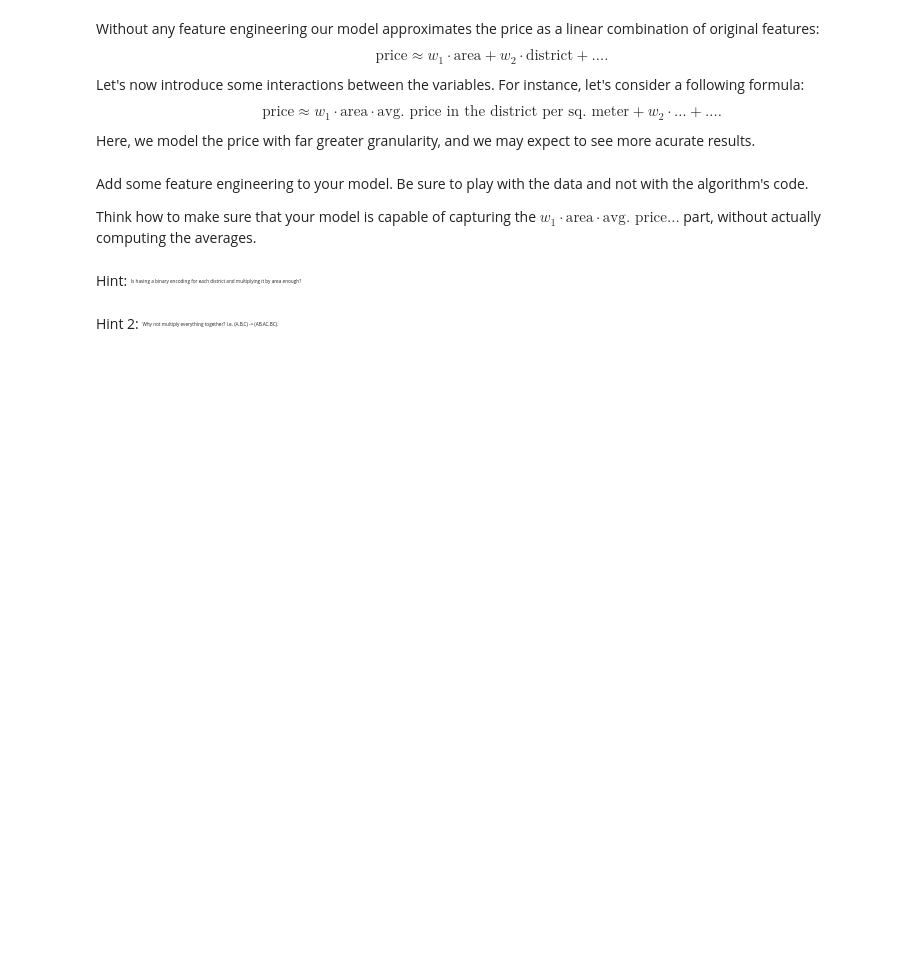
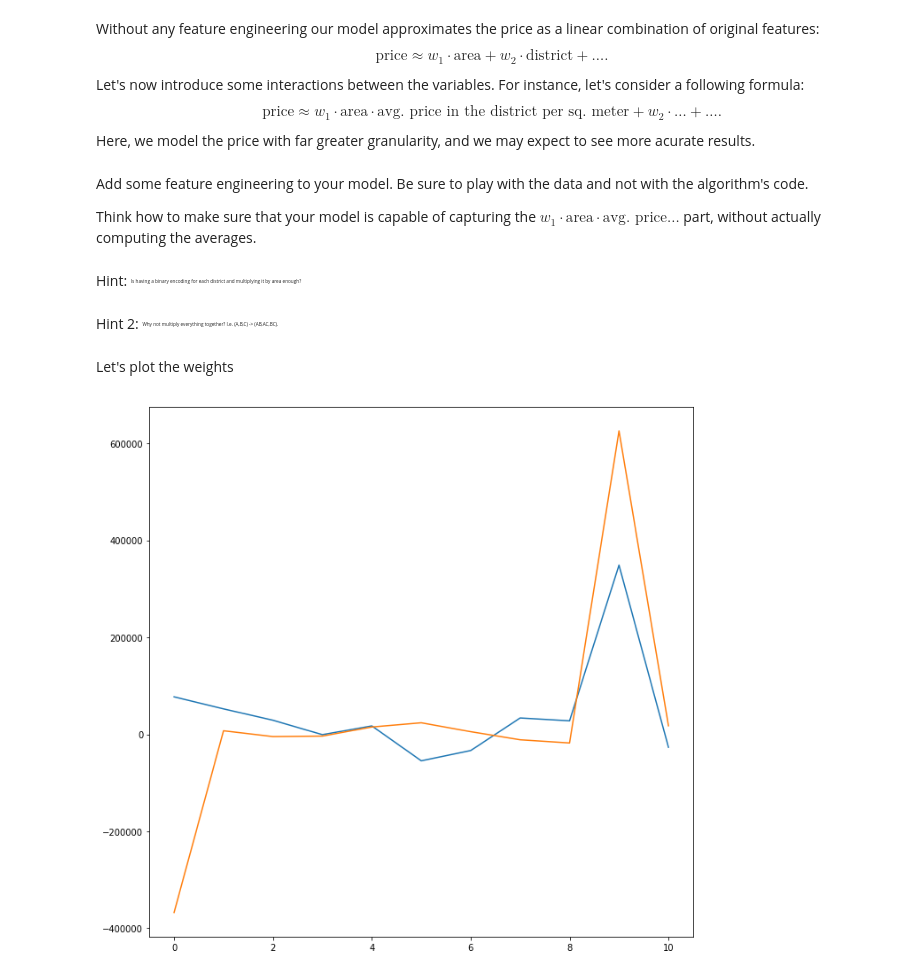
Before and after one commit to kmichael08/machine-learning-course, a Jupyter notebook: multiple_linear_regression/Exercise 2 - Multiple Linear Regression.ipynb, the cells around one changed output. Saved outputs shown, nothing was run; the diff lists cells and outputs as text; code cells hidden in the pictures; blank space fills up the shorter version.

```diff
--- a/multiple_linear_regression/Exercise 2 - Multiple Linear Regression.ipynb
+++ b/multiple_linear_regression/Exercise 2 - Multiple Linear Regression.ipynb
@@ -306,0 +329,9 @@ Why not multiply everything together? I.e. (A,B,C) -> (AB,AC,BC).
+# %% [markdown]
+Let's plot the weights
+# %%
+plt.figure(figsize=(11, 11))
+plt.plot(weights)
+plt.plot(scikit_weights)
+plt.show()
+# %% [output]
+[figure, added]
```
Also changed, not shown: parts of 11 cells of this notebook.
